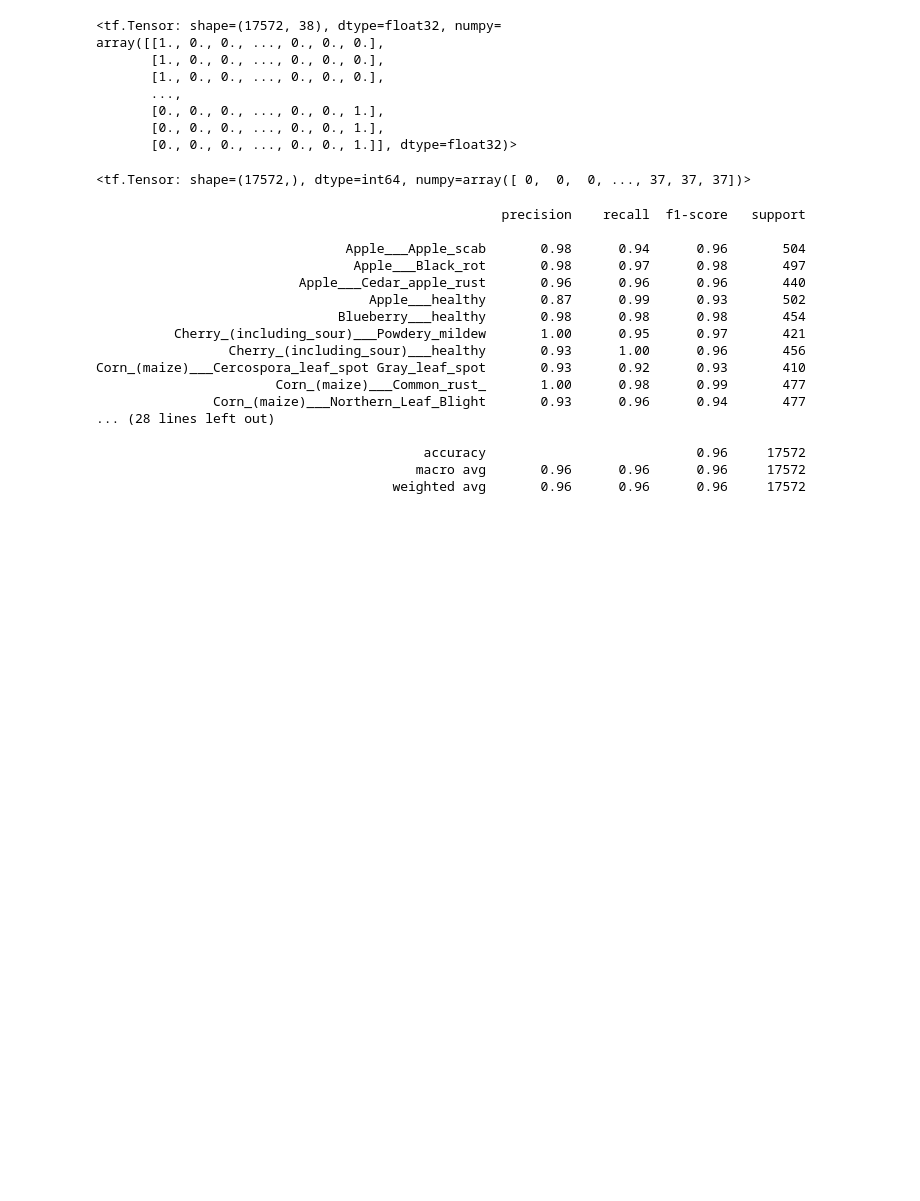
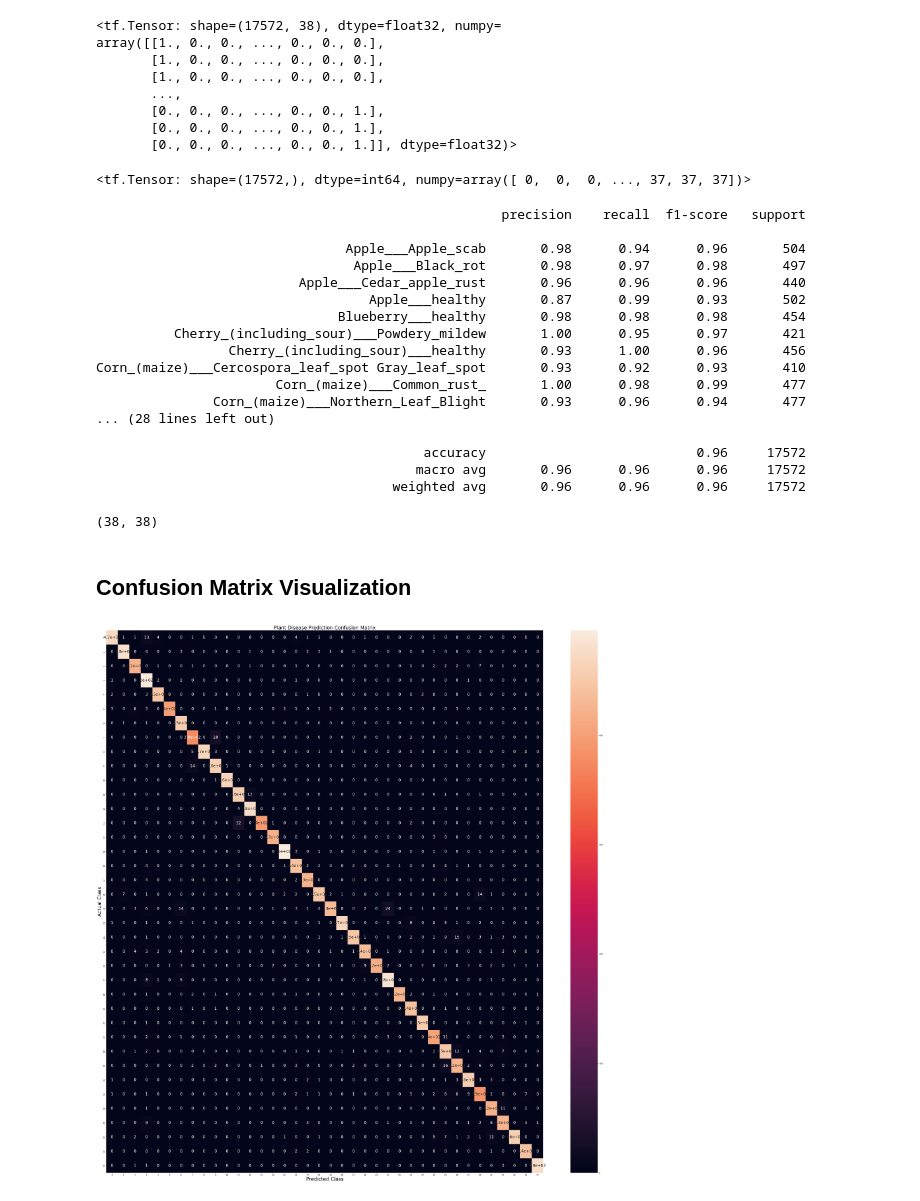
Before and after one commit to ayushshah31/Plant-Disease-Detection, a Jupyter notebook: Train_plant_disease.ipynb, the cells around one changed output. Drawn from its saved outputs; the diff is of its cells as text; code cells hidden in the pictures; blank space fills up the shorter version.

```diff
--- a/Train_plant_disease.ipynb
+++ b/Train_plant_disease.ipynb
@@ -94,7 +94,15 @@ models = Sequential()
 # %%
 ##Building Convolution Layer
 # %%
-models.add(Conv2D(filters=32,kernel_size=3, padding='same',activation='relu', input_shape=[128,128,3]))
-models.add(Conv2D(filters=32,kernel_size=3,activation='relu'))
-models.add(MaxPool2D(pool_size=2,strides=2))
+models.add(
+    Conv2D(
+        filters=32,
+        kernel_size=3,
+        padding="same",
+        activation="relu",
+        input_shape=[128, 128, 3],
+    )
+)
+models.add(Conv2D(filters=32, kernel_size=3, activation="relu"))
+models.add(MaxPool2D(pool_size=2, strides=2))
 # %%
@@ -127,8 +135,11 @@ models.add(Dense(units=38,activation='softmax'))
 # %%
 ##Compiling layers
 # %%
-models.compile(optimizer=tf.keras.optimizers.Adam(
-    learning_rate=0.0001),loss='categorical_crossentropy',metrics=['accuracy'])
+models.compile(
+    optimizer=tf.keras.optimizers.Adam(learning_rate=0.0001),
+    loss="categorical_crossentropy",
+    metrics=["accuracy"],
+)
 # %%
 models.summary()
 # %% [output]
@@ -377,3 +396,19 @@ Corn_(maize)___Cercospora_leaf_spot Gray_leaf_spot       0.93      0.92      0.9
                                           accuracy                           0.96     17572
                                          macro avg       0.96      0.96      0.96     17572
                                       weighted avg       0.96      0.96      0.96     17572
+# %%
+cn = confusion_matrix(y_true, predicted_categories)
+cn.shape
+# %% [output]
+(38, 38)
+# %% [markdown]
+## Confusion Matrix Visualization
+# %%
+plt.figure(figsize=(50, 50))
+sns.heatmap(cn, annot=True, annot_kws={"size": 20})
+plt.xlabel("Predicted Class", fontsize=25)
+plt.ylabel("Actual Class", fontsize=25)
+plt.title("Plant Disease Prediction Confusion Matrix", fontsize=25)
+plt.show()
+# %% [output]
+[figure, added]
```
Also changed, not shown: parts of 19 cells of this notebook, 4 other files.
